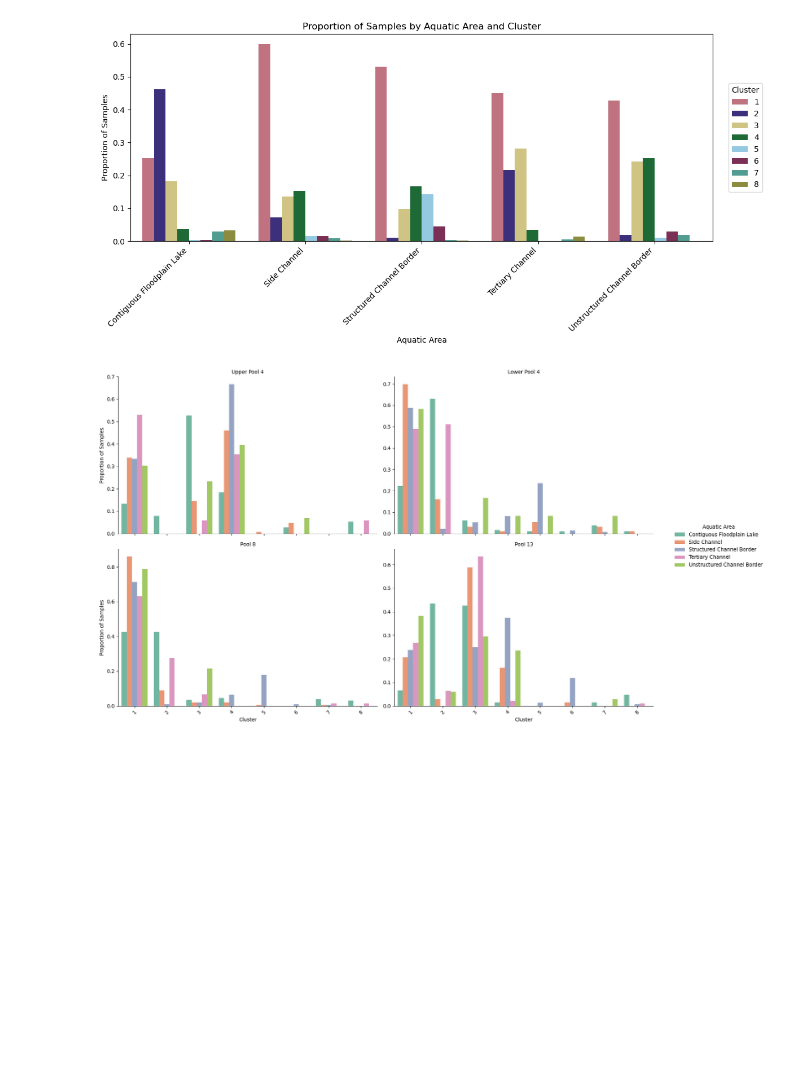
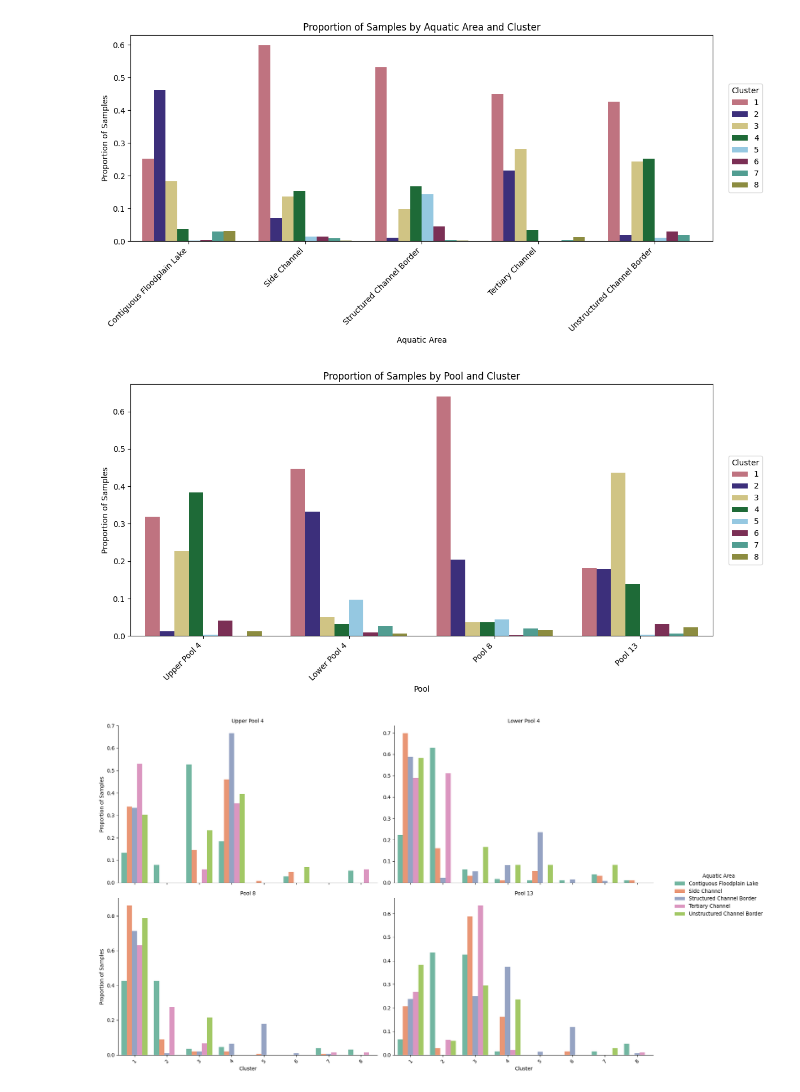
Before and after one commit to jppeirce/ltrm_fish, a Jupyter notebook: 4cluster_exploration.ipynb, the cells around one changed output. Saved outputs shown, nothing was run; the diff lists cells and outputs as text; code cells hidden in the pictures; blank space fills up the shorter version.

```diff
--- a/4cluster_exploration.ipynb
+++ b/4cluster_exploration.ipynb
@@ -220,6 +220,58 @@ plt.savefig(
 plt.show()
 # %% [output]
 [figure]
+# %%
+import tol_colors as tc
+
+# Define clusters to show
+highlight_clusters = [1, 2, 3, 4, 5, 6, 7, 8]
+
+# Define pool order
+pool_order = ["Upper Pool 4", "Lower Pool 4", "Pool 8", "Pool 13"]
+
+# Filter data to highlight clusters only
+df_plot = df_explore[df_explore['cluster'].isin(highlight_clusters)].copy()
+
+# Calculate proportion of samples in each pool for each aqua_desc
+prop_df = (df_plot.groupby(['mode_pool', 'cluster'])
+           .size()
+           .reset_index(name='count'))
+
+# Calculate total samples per pool to get proportions
+totals = prop_df.groupby('mode_pool')['count'].transform('sum')
+prop_df['proportion'] = prop_df['count'] / totals
+
+# Set cluster as categorical with numerical order
+prop_df['cluster'] = pd.Categorical(prop_df['cluster'], categories=highlight_clusters, ordered=True)
+
+# Build color palette from tol_colors muted
+CB_PALETTE = tc.muted
+cluster_colors = {c: CB_PALETTE[i % len(CB_PALETTE)] for i, c in enumerate(highlight_clusters)}
+
+# Create plot
+plt.figure(figsize=(12, 6))
+sns.barplot(data=prop_df, x='mode_pool', y='proportion', hue='cluster',
+            palette=cluster_colors, dodge=True,
+            order=pool_order,
+            hue_order=highlight_clusters)
+
+plt.xlabel('Pool')
+plt.ylabel('Proportion of Samples')
+plt.title('Proportion of Samples by Pool and Cluster')
+plt.legend(title='Cluster', bbox_to_anchor=(1.02, 0.5), loc='center left')
+plt.xticks(rotation=45, ha='right')
+plt.tight_layout()
+plt.savefig(
+    'cluster_pool_proportion.jpg',
+    dpi=300,
+    bbox_inches='tight',
+    format='jpeg',
+    pil_kwargs={'quality': 95, 'optimize': True, 'progressive': True}
+)
+
+plt.show()
+# %% [output]
+[figure, added]
 # %%
 highlight_clusters = [1, 2, 3, 4, 5, 6, 7, 8]
 
```
Also changed, not shown: 10 other files.
